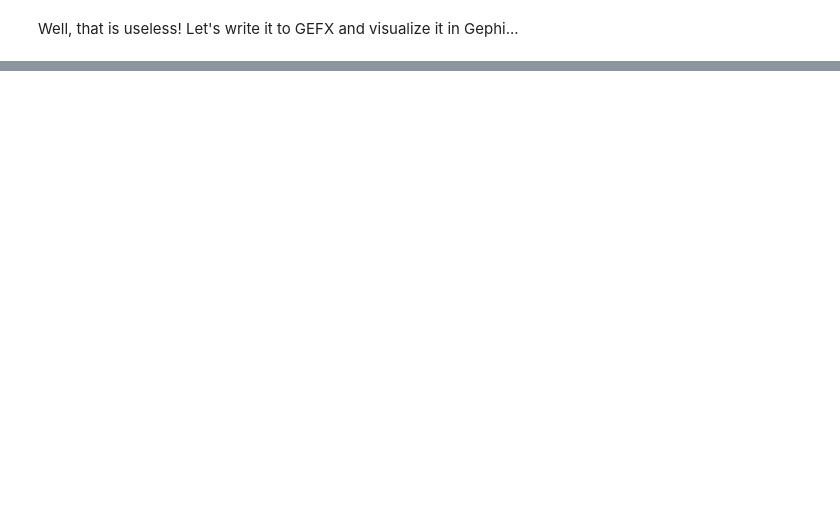
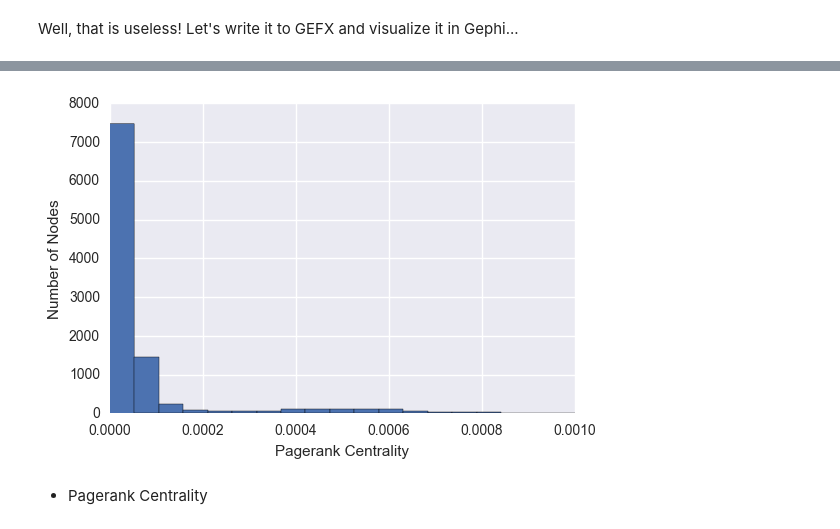
Before and after one commit to jrs33/Converse_Product_Launch, a Jupyter notebook: chuck_ii.ipynb, the cells around one changed output, grey strips where cells are left out. Saved outputs shown, nothing was run; the diff lists cells and outputs as text; code cells hidden in the pictures; blank space fills up the shorter version.

```diff
--- a/chuck_ii.ipynb
+++ b/chuck_ii.ipynb
@@ -686,0 +687,5 @@ Interactive namespace is empty.
+# %%
+G2 = nx.from_pandas_dataframe(network_df,
+                                 source = 'followed_by',
+                                 target = 'being_followed',
+                                 edge_attr = ['followers', 'num_favorites', 'num_lists'])
@@ -686,0 +696,14 @@ Interactive namespace is empty.
+# %%
+if not nx.is_connected(G2):
+    # get a list of unconnected networks
+    sub_graphs = nx.connected_component_subgraphs(G2)
+    sub_graphs = list(sub_graphs)
+
+    main_graph = sub_graphs[0]
+
+    # find the largest network in that list
+    for sg in sub_graphs:
+        if len(sg.nodes()) > len(main_graph.nodes()):
+            main_graph = sg
+
+    G2 = main_graph
@@ -686,0 +854,12 @@ Interactive namespace is empty.
+# %%
+%matplotlib inline
+
+pagerank_cent = np.array(list(nx.pagerank(G2).values()))
+
+plt.hist(pagerank_cent, bins = np.linspace(0, .001, 20))
+plt.xlabel('Pagerank Centrality')
+_=plt.ylabel('Number of Nodes')
+# %% [output]
+[figure, added]
+# %% [markdown]
+- Pagerank Centrality
```
Also changed, not shown: parts of 36 cells of this notebook, 2 other files.
